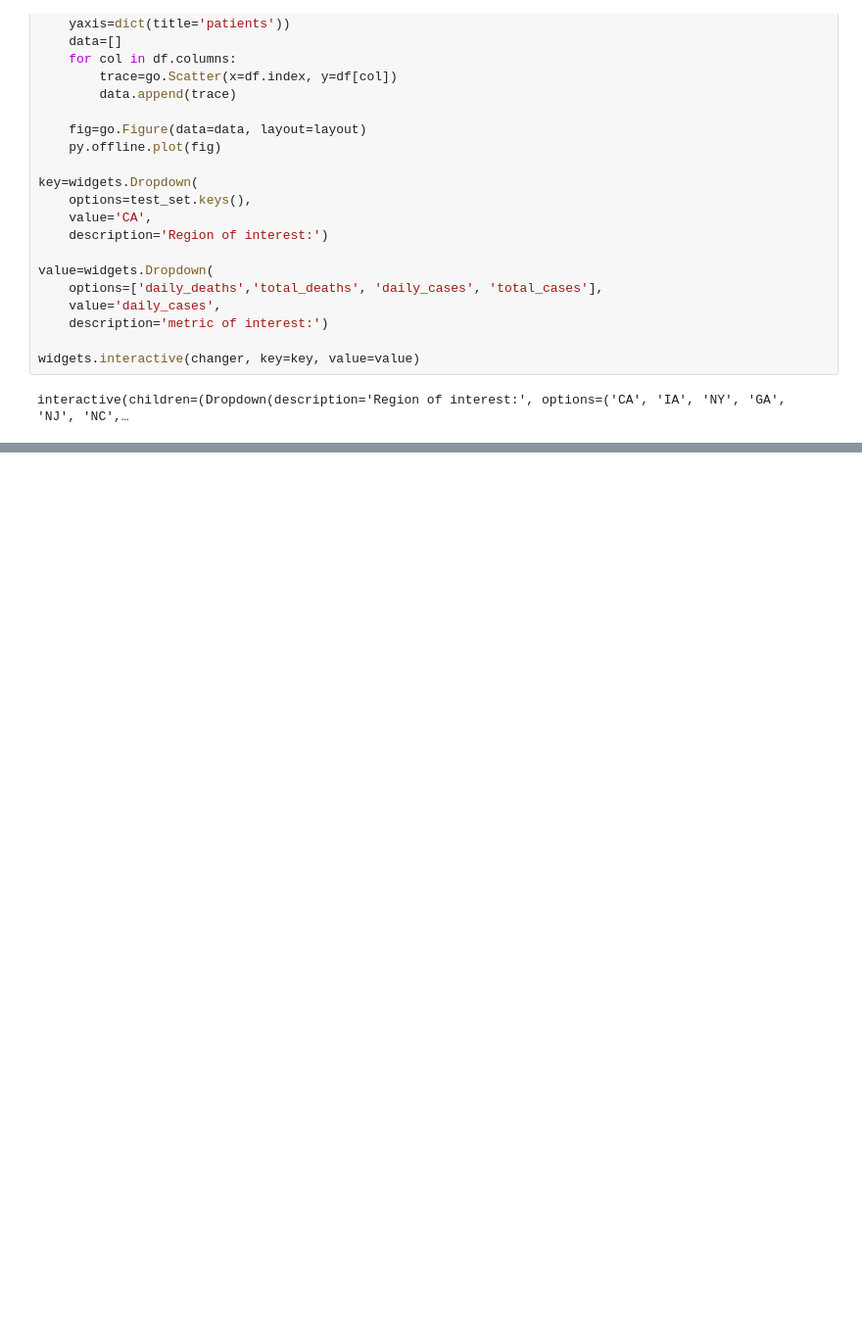
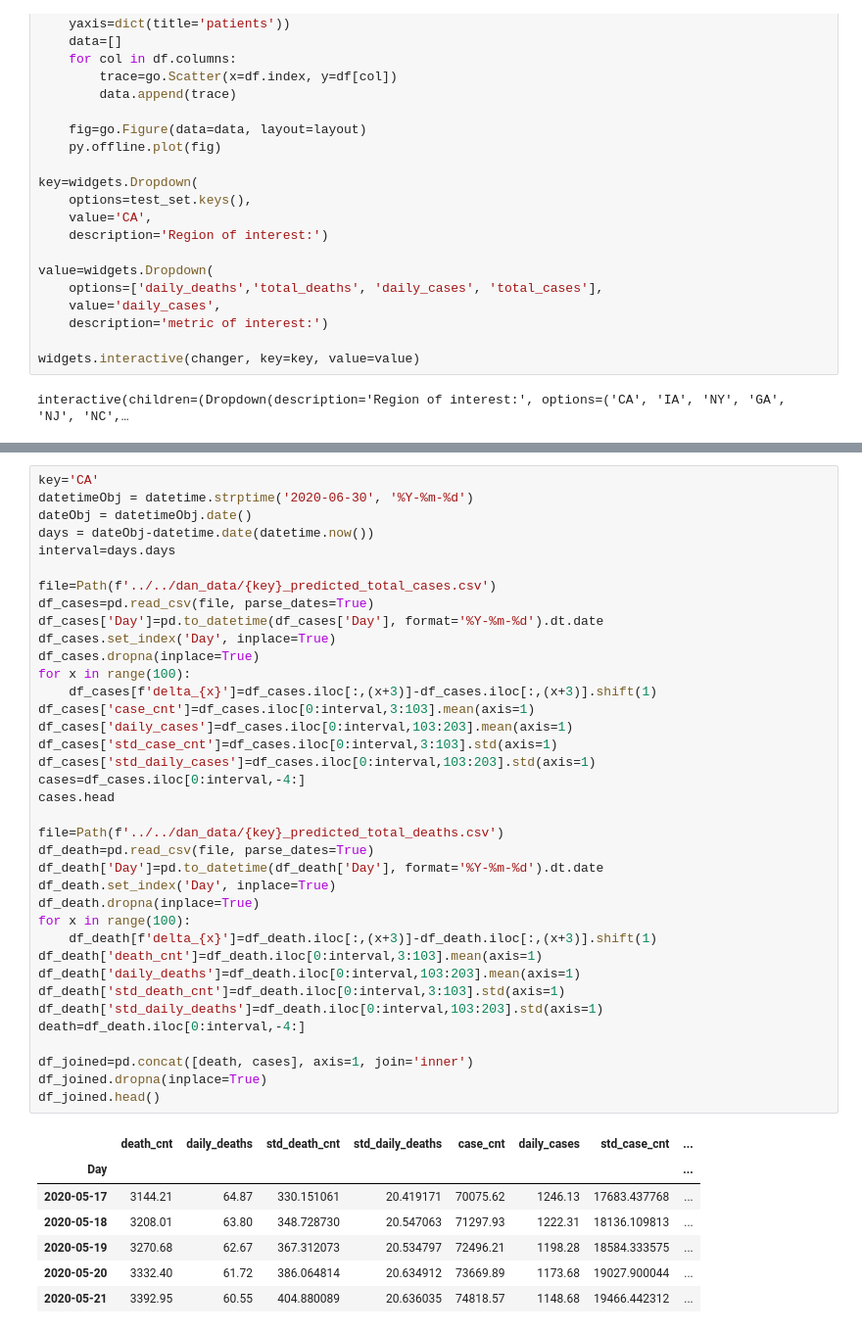
Before and after one commit to dbrims/FT_Project_1, a Jupyter notebook: group_final_notebooks/dan_notbooks/project1_dan.ipynb, the cells around one changed output, grey strips where cells are left out. Shown at 98% size. Drawn from its saved outputs; the diff is of its cells as text; blank space fills up the shorter version.

```diff
--- a/group_final_notebooks/dan_notbooks/project1_dan.ipynb
+++ b/group_final_notebooks/dan_notbooks/project1_dan.ipynb
@@ -1210,3 +1218,48 @@ value=widgets.Dropdown(
 widgets.interactive(changer, key=key, value=value)
 # %% [output]
 interactive(children=(Dropdown(description='Region of interest:', options=('CA', 'IA', 'NY', 'GA', 'NJ', 'NC',…
+# %%
+key='CA'
+datetimeObj = datetime.strptime('2020-06-30', '%Y-%m-%d')
+dateObj = datetimeObj.date()
+days = dateObj-datetime.date(datetime.now())
+interval=days.days
+
+file=Path(f'../../dan_data/{key}_predicted_total_cases.csv')
+df_cases=pd.read_csv(file, parse_dates=True)
+df_cases['Day']=pd.to_datetime(df_cases['Day'], format='%Y-%m-%d').dt.date
+df_cases.set_index('Day', inplace=True)
+df_cases.dropna(inplace=True)
+for x in range(100):
+    df_cases[f'delta_{x}']=df_cases.iloc[:,(x+3)]-df_cases.iloc[:,(x+3)].shift(1)
+df_cases['case_cnt']=df_cases.iloc[0:interval,3:103].mean(axis=1)
+df_cases['daily_cases']=df_cases.iloc[0:interval,103:203].mean(axis=1)
+df_cases['std_case_cnt']=df_cases.iloc[0:interval,3:103].std(axis=1)
+df_cases['std_daily_cases']=df_cases.iloc[0:interval,103:203].std(axis=1)
+cases=df_cases.iloc[0:interval,-4:]
+cases.head
+
+file=Path(f'../../dan_data/{key}_predicted_total_deaths.csv')
+df_death=pd.read_csv(file, parse_dates=True)
+df_death['Day']=pd.to_datetime(df_death['Day'], format='%Y-%m-%d').dt.date
+df_death.set_index('Day', inplace=True)
+df_death.dropna(inplace=True)
+for x in range(100):
+    df_death[f'delta_{x}']=df_death.iloc[:,(x+3)]-df_death.iloc[:,(x+3)].shift(1)
+df_death['death_cnt']=df_death.iloc[0:interval,3:103].mean(axis=1)
+df_death['daily_deaths']=df_death.iloc[0:interval,103:203].mean(axis=1)
+df_death['std_death_cnt']=df_death.iloc[0:interval,3:103].std(axis=1)
+df_death['std_daily_deaths']=df_death.iloc[0:interval,103:203].std(axis=1)
+death=df_death.iloc[0:interval,-4:]
+
+df_joined=pd.concat([death, cases], axis=1, join='inner')
+df_joined.dropna(inplace=True)
+df_joined.head()
+# %% [output]
+|  | death_cnt | daily_deaths | std_death_cnt | std_daily_deaths | case_cnt | daily_cases | std_case_cnt | ... |
+| Day |  |  |  |  |  |  |  | ... |
+| 2020-05-17 | 3144.21 | 64.87 | 330.151061 | 20.419171 | 70075.62 | 1246.13 | 17683.437768 | ... |
+| 2020-05-18 | 3208.01 | 63.80 | 348.728730 | 20.547063 | 71297.93 | 1222.31 | 18136.109813 | ... |
+| 2020-05-19 | 3270.68 | 62.67 | 367.312073 | 20.534797 | 72496.21 | 1198.28 | 18584.333575 | ... |
+| 2020-05-20 | 3332.40 | 61.72 | 386.064814 | 20.634912 | 73669.89 | 1173.68 | 19027.900044 | ... |
+| 2020-05-21 | 3392.95 | 60.55 | 404.880089 | 20.636035 | 74818.57 | 1148.68 | 19466.442312 | ... |
```
Also changed, not shown: parts of 2 cells of this notebook, 1 other file.
